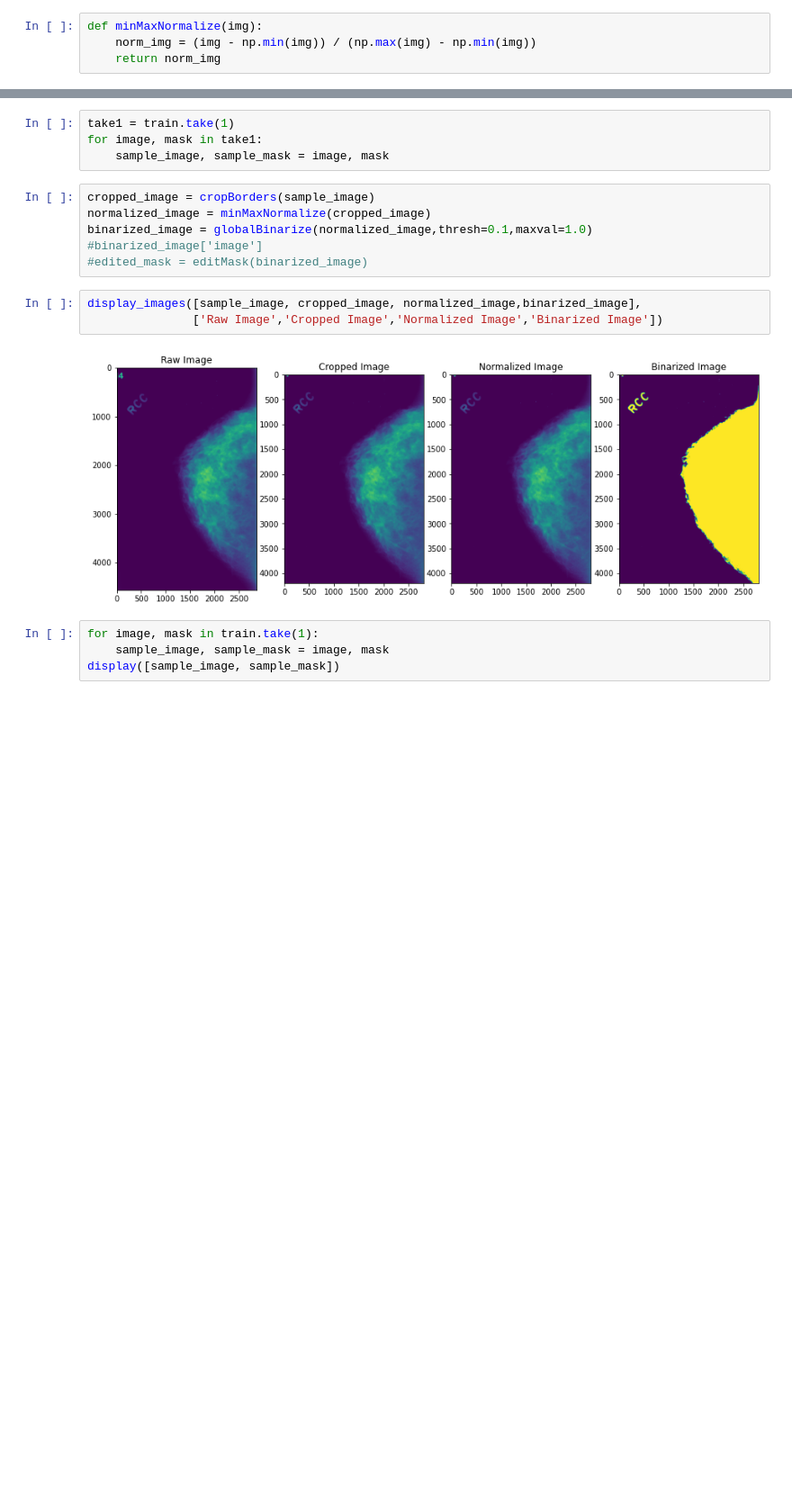
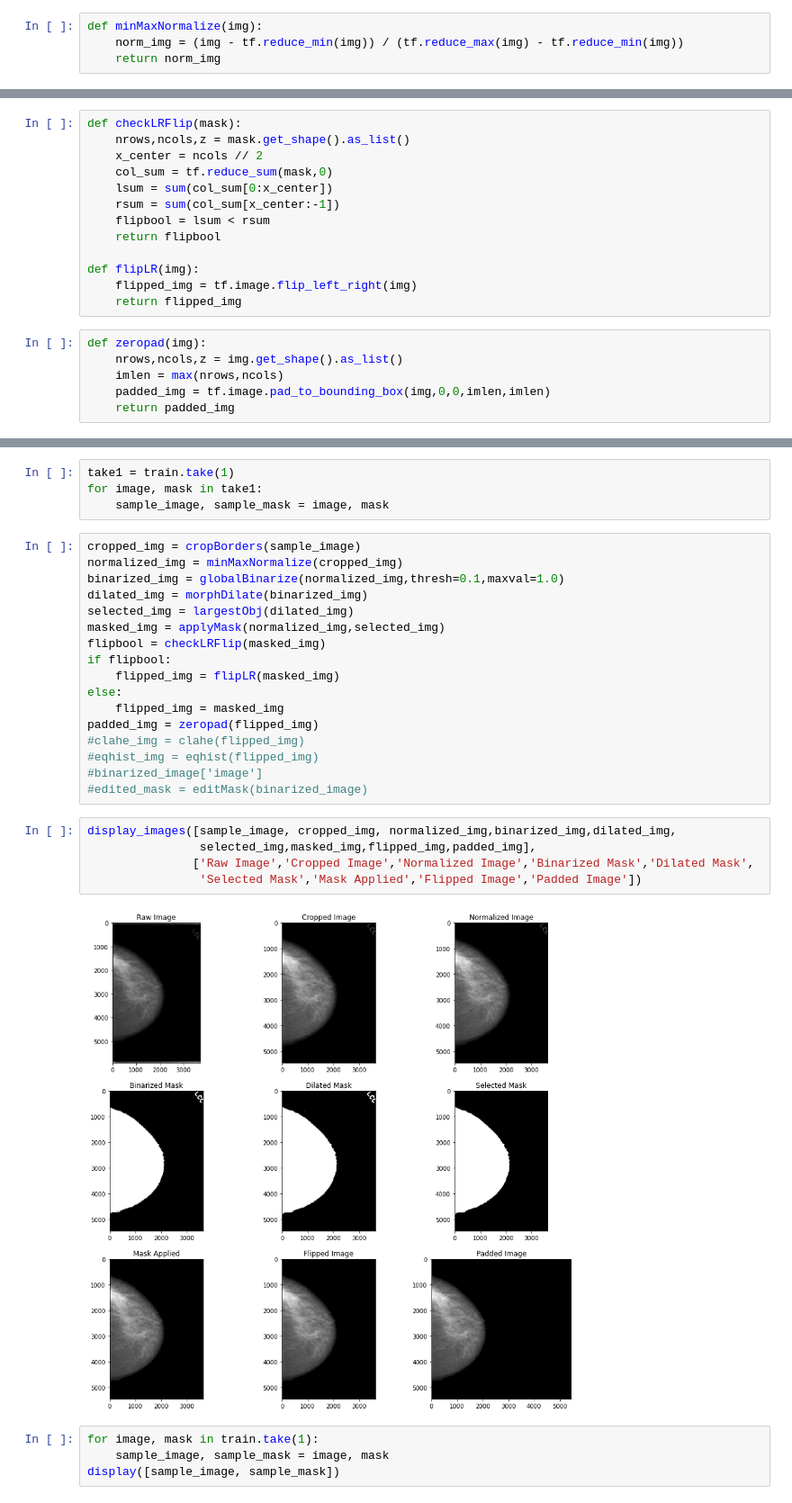
Before and after one commit to ryanhantruong/cbis-ddsm-classifier, a Jupyter notebook: Segmentation_v1.ipynb, the cells around one changed output, grey strips where cells are left out. Shown: that part at 90% size. Cells and saved outputs as stored; diff of their text form; blank space fills up the shorter version.

```diff
--- a/Segmentation_v1.ipynb
+++ b/Segmentation_v1.ipynb
@@ -106,5 +131,5 @@ def cropBorders(img, l=0.01, r=0.01, u=0.04, d=0.04):
     return cropped_img
 # %%
 def minMaxNormalize(img):
-    norm_img = (img - np.min(img)) / (np.max(img) - np.min(img))
+    norm_img = (img - tf.reduce_min(img)) / (tf.reduce_max(img) - tf.reduce_min(img))
     return norm_img
@@ -131,0 +166,19 @@ def editMask(mask, ksize=(23,23), operation="open"):
+# %%
+def checkLRFlip(mask):
+    nrows,ncols,z = mask.get_shape().as_list()
+    x_center = ncols // 2
+    col_sum = tf.reduce_sum(mask,0)
+    lsum = sum(col_sum[0:x_center])
+    rsum = sum(col_sum[x_center:-1])
+    flipbool = lsum < rsum
+    return flipbool
+
+def flipLR(img):
+    flipped_img = tf.image.flip_left_right(img)
+    return flipped_img
+# %%
+def zeropad(img):
+    nrows,ncols,z = img.get_shape().as_list()
+    imlen = max(nrows,ncols)
+    padded_img = tf.image.pad_to_bounding_box(img,0,0,imlen,imlen)
+    return padded_img
@@ -134,16 +191,29 @@ take1 = train.take(1)
 for image, mask in take1:
     sample_image, sample_mask = image, mask
 # %%
-cropped_image = cropBorders(sample_image)
-normalized_image = minMaxNormalize(cropped_image)
-binarized_image = globalBinarize(normalized_image,thresh=0.1,maxval=1.0)
+cropped_img = cropBorders(sample_image)
+normalized_img = minMaxNormalize(cropped_img)
+binarized_img = globalBinarize(normalized_img,thresh=0.1,maxval=1.0)
+dilated_img = morphDilate(binarized_img)
+selected_img = largestObj(dilated_img)
+masked_img = applyMask(normalized_img,selected_img)
+flipbool = checkLRFlip(masked_img)
+if flipbool:
+    flipped_img = flipLR(masked_img)
+else:
+    flipped_img = masked_img
+padded_img = zeropad(flipped_img)
+#clahe_img = clahe(flipped_img)
+#eqhist_img = eqhist(flipped_img)
 #binarized_image['image']
 #edited_mask = editMask(binarized_image)
 # %%
-display_images([sample_image, cropped_image, normalized_image,binarized_image],
-               ['Raw Image','Cropped Image','Normalized Image','Binarized Image'])
+display_images([sample_image, cropped_img, normalized_img,binarized_img,dilated_img,
+                selected_img,masked_img,flipped_img,padded_img],
+               ['Raw Image','Cropped Image','Normalized Image','Binarized Mask','Dilated Mask',
+                'Selected Mask','Mask Applied','Flipped Image','Padded Image'])
 # %% [output]
-[figure, old version]
+[figure, new version]
 # %%
 for image, mask in train.take(1):
     sample_image, sample_mask = image, mask
```
Also changed, not shown: parts of 12 cells of this notebook.
